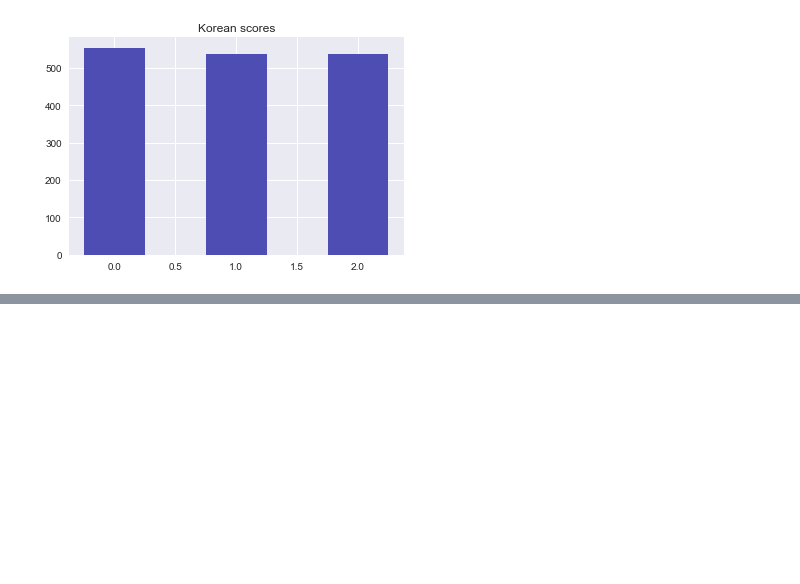
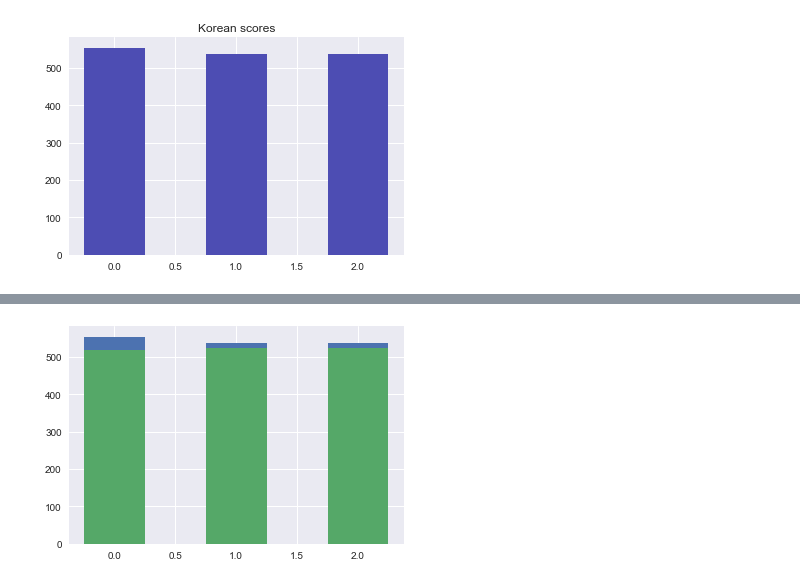
Before and after one commit to jhonasttan/pythonBegToAdClass, a Jupyter notebook: sect14-project9-DataVisiualization/mainNoteBook.ipynb, the cells around one changed output, grey strips where cells are left out. Saved outputs shown, nothing was run; the diff lists cells and outputs as text; code cells hidden in the pictures; blank space fills up the shorter version.

```diff
--- a/sect14-project9-DataVisiualization/mainNoteBook.ipynb
+++ b/sect14-project9-DataVisiualization/mainNoteBook.ipynb
@@ -238,0 +266,6 @@ Text(0.5,1,'Korean scores')
+# %%
+k1 = plt.bar(index, korea_scores, .5)
+c1 = plt.bar(index, canada_scores, .5)
+plt.grid(True)
+# %% [output]
+[figure, added]
```
Also changed, not shown: parts of 10 cells of this notebook.
